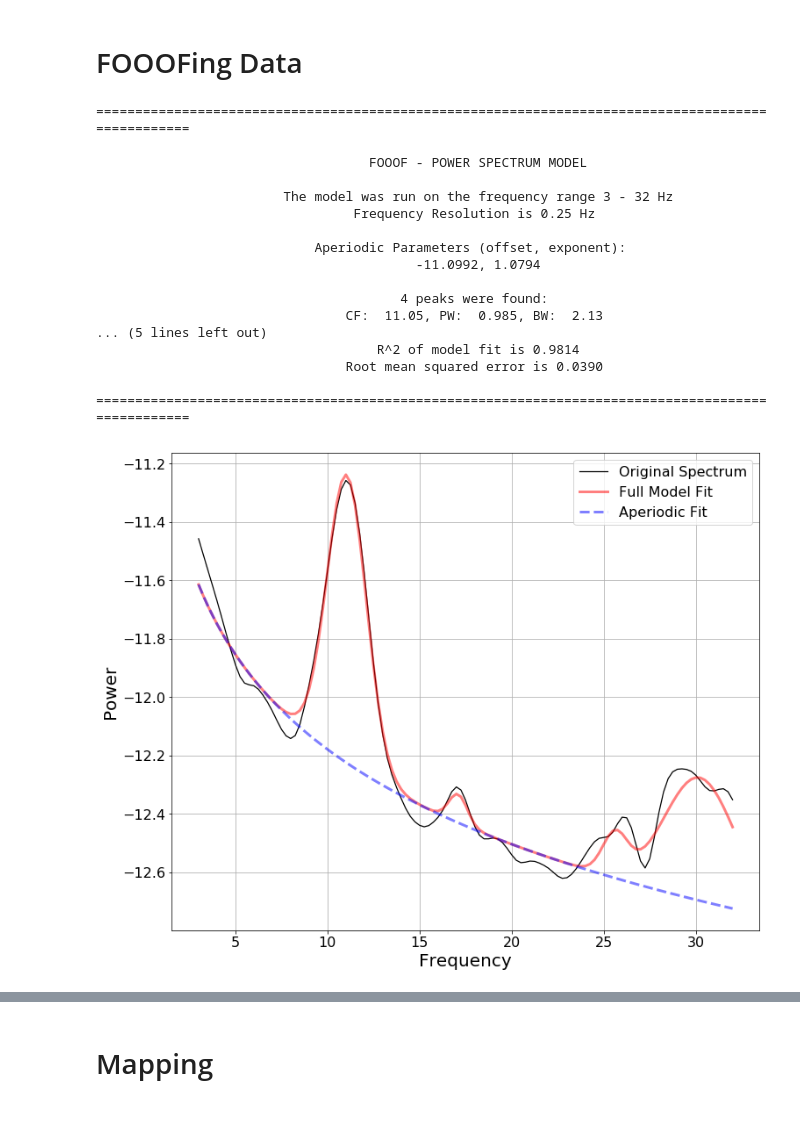
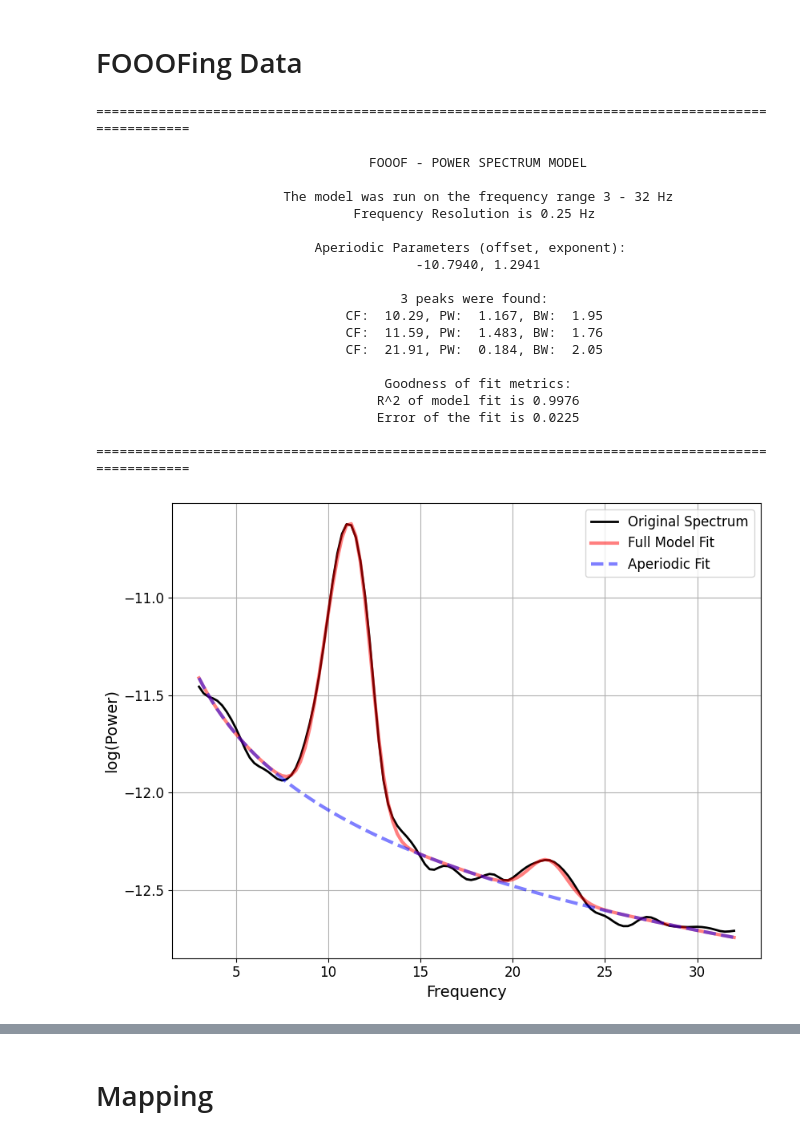
Before and after one commit to voytekresearch/EEGMapping, a Jupyter notebook: local/notebooks/MNE-LocalData-rtPB.ipynb, the cells around one changed output, grey strips where cells are left out. Cells and saved outputs as stored; diff of their text form; code cells hidden in the pictures.

```diff
--- a/local/notebooks/MNE-LocalData-rtPB.ipynb
+++ b/local/notebooks/MNE-LocalData-rtPB.ipynb
@@ -154,0 +140,8 @@ Found %s events.
+# %%
+label_events = {'StartRest' : 47}
+rest_events = {'Start Labelling Block' : 46}
+task_blocks = {'Start Block' : 45}
+# %%
+# Extract rest blocks, taking a ~2 minute time window
+rest_epochs = mne.Epochs(eeg, events=events, event_id=rest_events,
+                         tmin=5, tmax=115, baseline=None, preload=True)
@@ -188,4 +200,4 @@ Loading data for 12 events and 60001 original time points ...
 # %%
 # Calculate PSDs
-psd, freqs = mne.time_frequency.psd_welch(epochs, fmin=1., fmax=50., n_fft=2000, n_overlap=250, n_per_seg=500)
+spectrum = rest_epochs.compute_psd('welch', fmin=1., fmax=50., n_fft=2000, n_overlap=250, n_per_seg=500)
 # %% [output]
@@ -202,34 +214,37 @@ plt.plot(freqs, np.log10(psd[3, 30, :]))
 # %% [markdown]
 # FOOOFing Data
 # %%
-fooof_psd = np.squeeze(psd[4,:,:])
+fooof_psd = np.squeeze(spectrum._data[0, :, :])
 # %%
 # Initialzing FOOOF model
 fm = FOOOF(peak_width_limits=[1, 6], min_peak_height=0.075, max_n_peaks=6, peak_threshold=1)
 
 # Setting frequency range
 freq_range = [3, 32]
 
-fm.report(freqs, fooof_psd[40, :], freq_range)
+fm.report(spectrum.freqs, fooof_psd[40, :], freq_range)
 # %% [output]
 ==================================================================================================
 
                                    FOOOF - POWER SPECTRUM MODEL
 
                         The model was run on the frequency range 3 - 32 Hz
                                  Frequency Resolution is 0.25 Hz
 
                             Aperiodic Parameters (offset, exponent):
-                                         -11.0992, 1.0794
+                                         -10.7940, 1.2941
 
-                                       4 peaks were found:
-                                CF:  11.05, PW:  0.985, BW:  2.13
-... (5 lines left out)
-                                    R^2 of model fit is 0.9814
-                                Root mean squared error is 0.0390
+                                       3 peaks were found:
+                                CF:  10.29, PW:  1.167, BW:  1.95
+                                CF:  11.59, PW:  1.483, BW:  1.76
+                                CF:  21.91, PW:  0.184, BW:  2.05
+
+                                     Goodness of fit metrics:
+                                    R^2 of model fit is 0.9976
+                                    Error of the fit is 0.0225
 
 ==================================================================================================
-[figure, old version]
+[figure, new version]
 # %%
 # Run FOOOF across a group of PSDs
 fg = FOOOFGroup(verbose=False)
```
Also changed, not shown: parts of 73 cells of this notebook, 1 other file.
